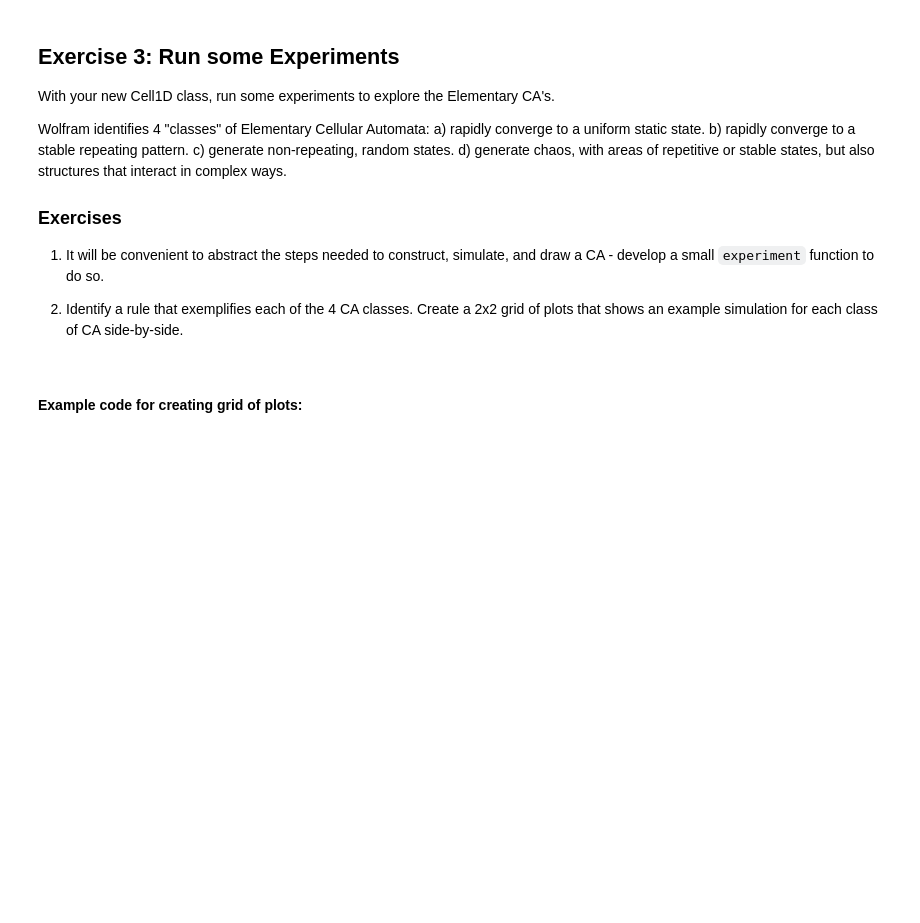
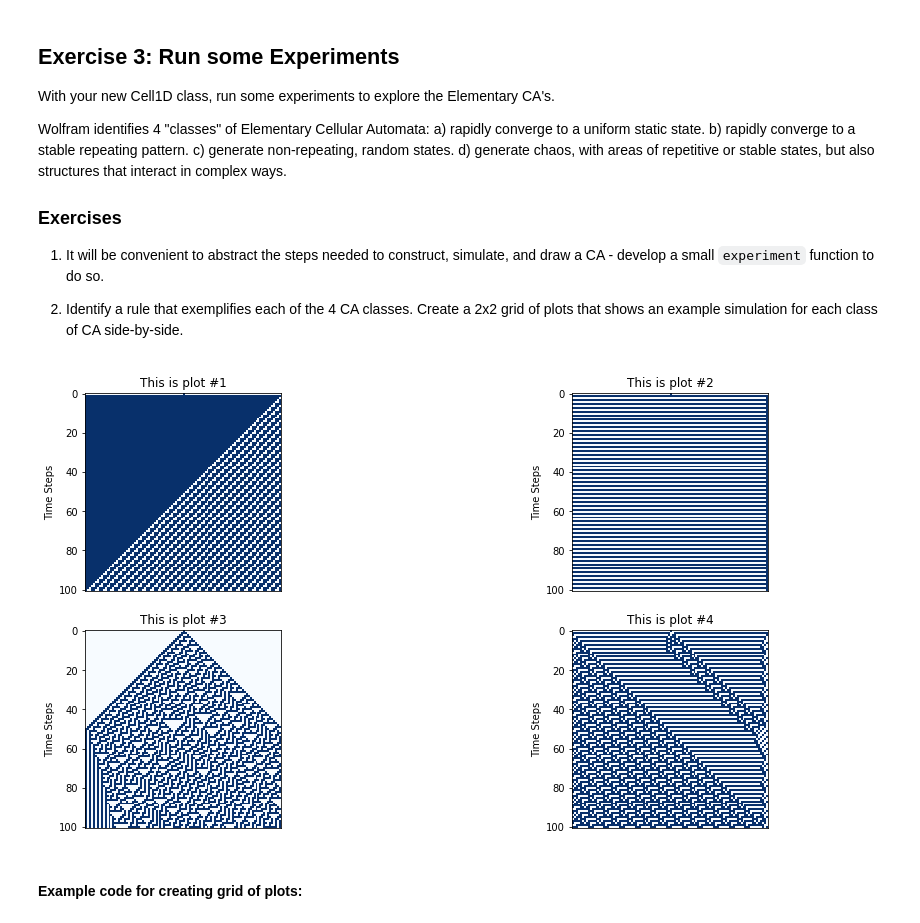
Before and after one commit to pmilks/cap-comp215, a Jupyter notebook: labs/lab05.ipynb, the cells around one changed output. Cells and saved outputs as stored; diff of their text form; code cells hidden in the pictures; blank space fills up the shorter version.

```diff
--- a/labs/lab05.ipynb
+++ b/labs/lab05.ipynb
@@ -143,7 +140,7 @@ class Cell1D:
         ca_timesteps[t] = transition(ca_timesteps[t-1], get_lookup_table(self.rule))
     self.start_state = ca_timesteps
   def step(self):
-    Cell1D.simulate(self,1)
+    self.simulate(1)
   def draw(self):
     plot_ca(self.start_state,'')
 
@@ -172,15 +169,17 @@ Wolfram identifies 4 "classes" of Elementary Cellular Automata:
 # %%
 def experiment(rules):
   plt.subplots(figsize=(16, 8))
   cell = 1
   for rule in rules:
-    CA = Cell1D([single_center_array(100,rule)])
+    CA = Cell1D([single_centre_array(100)],rule)
     CA.simulate(100)
     plt.subplot(2, 2, cell)
+    plot_ca(CA.start_state, title=f'This is plot #{cell}')
     cell += 1
-    plot_ca(ca_timesteps, title=f'This is plot #{i}')
 
-experiment(151,119,30,107)
+experiment([159,119,30,107])
+# %% [output]
+[figure, added]
 # %% [markdown]
 #### Example code for creating grid of plots:
 # %%
```
Also changed, not shown: parts of 2 cells of this notebook.
